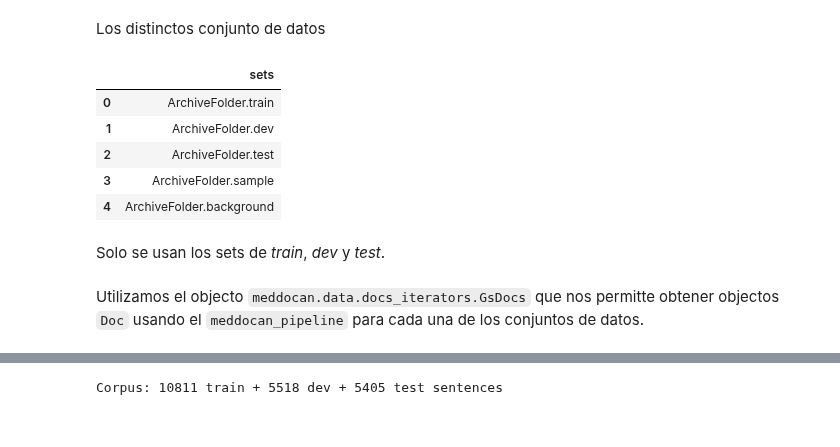
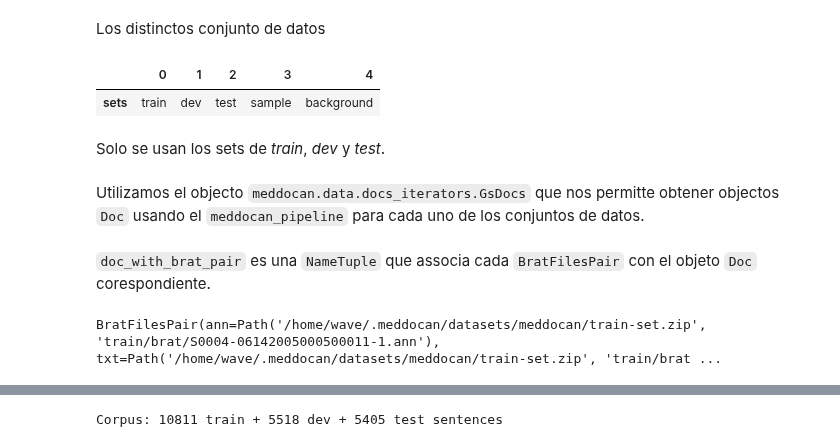
Before and after one commit to GuiGel/MedDocAn, a Jupyter notebook: presentation/presentation.ipynb, the cells around one changed output, grey strips where cells are left out. Saved outputs shown, nothing was run; the diff lists cells and outputs as text; code cells hidden in the pictures.

```diff
--- a/presentation/presentation.ipynb
+++ b/presentation/presentation.ipynb
@@ -144,6 +224,9 @@ pd.DataFrame([token.text for token in doc[:10]], columns=["token"]).T
 # %% [markdown]
 #### Partición del documento en párafos
 # %%
-pd.DataFrame([sent.text for sent in doc.sents][:4], columns=["párafo"])
+pd.set_option('display.max_colwidth', 100)
+
+df = pd.DataFrame([sent.text for sent in doc.sents], columns=["párafo"]);
+df.style.set_properties(**{'text-align': 'left'})
 # %% [output]
 |  | párafo |
@@ -216,19 +311,21 @@ Apellidos O
 # %% [markdown]
 Los distinctos conjunto de datos
 # %%
-pd.DataFrame([folder for folder in ArchiveFolder], columns=["sets"])
+pd.DataFrame([[folder.value for folder in ArchiveFolder]], index=["sets"])
 # %% [output]
-|  | sets |
-| 0 | ArchiveFolder.train |
-| 1 | ArchiveFolder.dev |
-| 2 | ArchiveFolder.test |
-| 3 | ArchiveFolder.sample |
-| 4 | ArchiveFolder.background |
+|  | 0 | 1 | 2 | 3 | 4 |
+| sets | train | dev | test | sample | background |
 # %% [markdown]
 Solo se usan los sets de *train*, *dev* y *test*.
 # %% [markdown]
-Utilizamos el objecto ``meddocan.data.docs_iterators.GsDocs`` que nos permitte obtener objectos ``Doc`` usando el ``meddocan_pipeline`` para cada una de los conjuntos de datos.
+Utilizamos el objecto ``meddocan.data.docs_iterators.GsDocs`` que nos permitte obtener objectos ``Doc`` usando el ``meddocan_pipeline`` para cada uno de los conjuntos de datos.
 # %%
 gs_docs = GsDocs(ArchiveFolder.train)
 docs_with_brat_pair = iter(gs_docs)
 doc_with_brat_pair = next(docs_with_brat_pair)
+# %% [markdown]
+``doc_with_brat_pair`` es una ``NameTuple`` que associa cada ``BratFilesPair`` con el objeto ``Doc`` corespondiente.
+# %%
+doc_with_brat_pair.brat_files_pair
+# %% [output]
+BratFilesPair(ann=Path('/home/wave/.meddocan/datasets/meddocan/train-set.zip', 'train/brat/S0004-06142005000500011-1.ann'), txt=Path('/home/wave/.meddocan/datasets/meddocan/train-set.zip', 'train/brat ...
```
Also changed, not shown: parts of 38 cells of this notebook.
